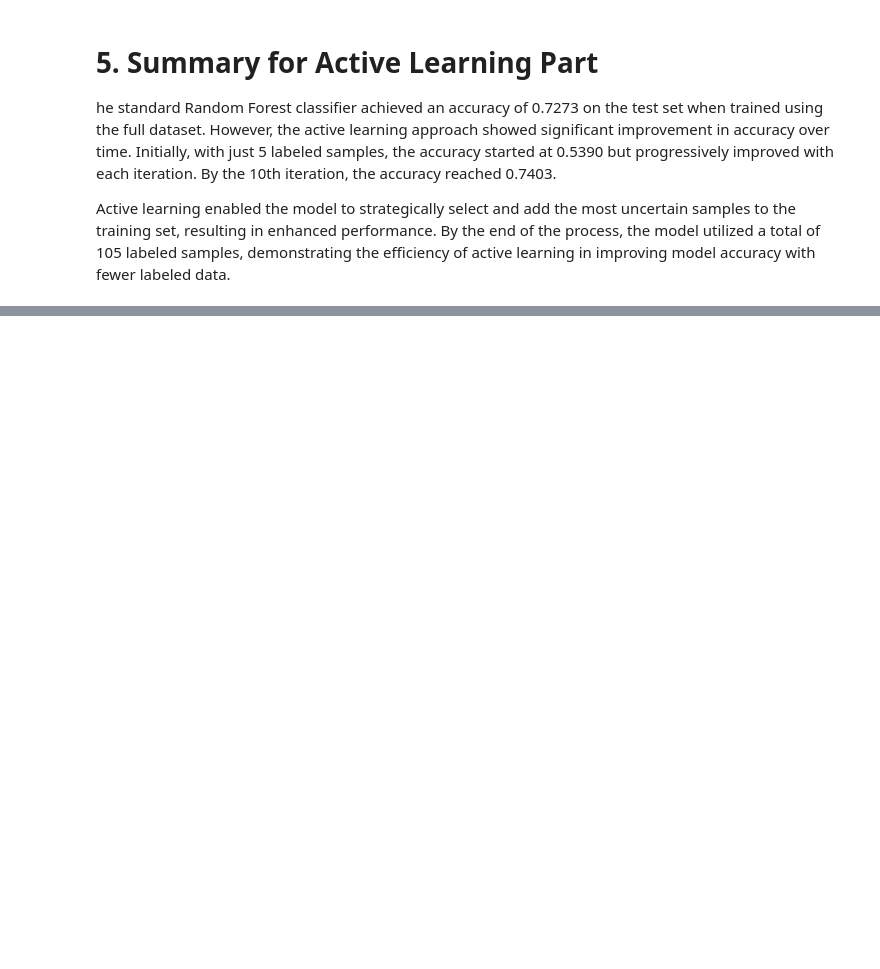
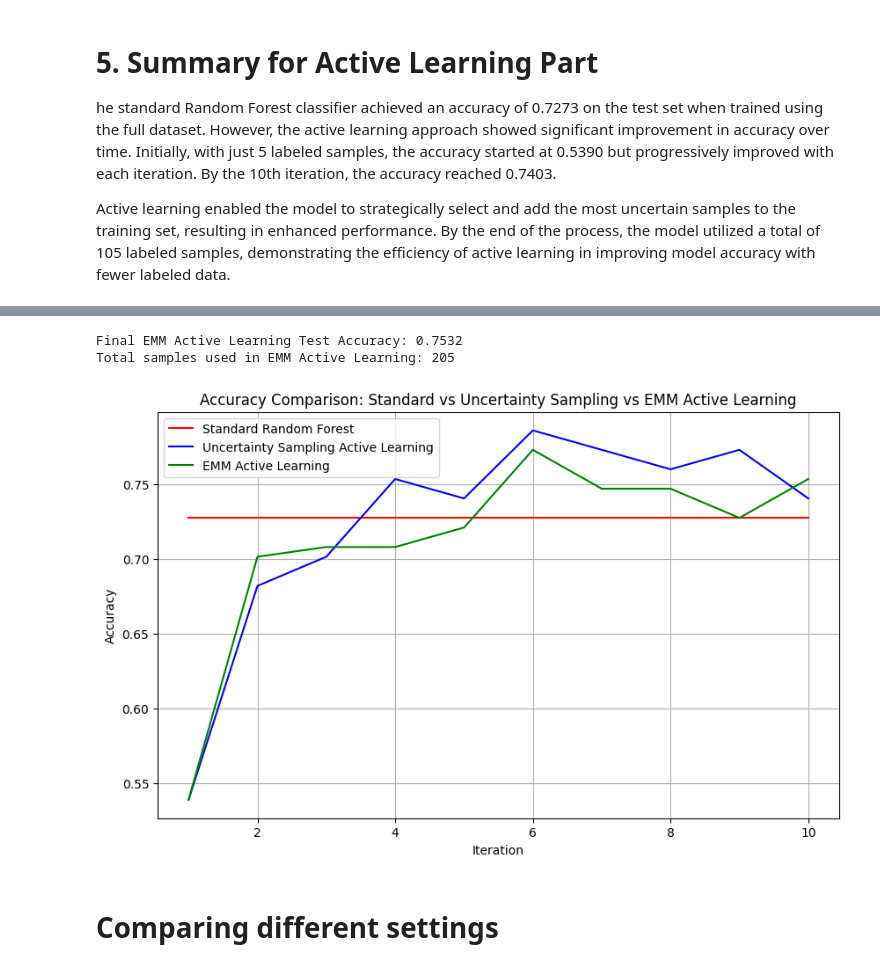
Before and after one commit to luca-mainardi/EMMAL, a Jupyter notebook: active_learning.ipynb, the cells around one changed output, grey strips where cells are left out. Saved outputs shown, nothing was run; the diff lists cells and outputs as text; code cells hidden in the pictures; blank space fills up the shorter version.

Commit message:
intergrated emm wiht active learning

```diff
--- a/active_learning.ipynb
+++ b/active_learning.ipynb
@@ -188,0 +537,3 @@ Active learning enabled the model to strategically select and add the most uncer
+# %%
+data = load_dataset()
+data.head()
@@ -188,0 +570,13 @@ Active learning enabled the model to strategically select and add the most uncer
+# %%
+
+best_subgroups = beam_search(data, settings)
+
+# Print the best subgroups
+total_size = 0
+for idx, sg in enumerate(best_subgroups, 1):
+    print(f"Subgroup {idx}: {sg.description}")
+    print(f"  Score ({settings['quality_measure']}): {sg.score}")
+    print(f"  Size: {sg.size}")
+    total_size += sg.size
+    print()
+print(total_size)
@@ -188,0 +776,45 @@ Active learning enabled the model to strategically select and add the most uncer
+# %%
+# Final validation on the test set
+final_accuracy_emm = accuracy_score(y_test, rf_emm.predict(X_test))
+print(f"Final EMM Active Learning Test Accuracy: {final_accuracy_emm:.4f}")
+
+# Display the total number of samples used in EMM Active Learning
+print(f"Total samples used in EMM Active Learning: {total_samples_used_emm}")
+# %% [output]
+Final EMM Active Learning Test Accuracy: 0.7532
+Total samples used in EMM Active Learning: 205
+# %%
+# Number of iterations for plotting
+iterations = range(1, len(emm_learning_accuracies) + 1)
+
+# Create a list of standard Random Forest accuracy to match the length of iterations
+standard_accuracy_line = [accuracy_standard] * len(iterations)
+
+# Ensure active_learning_accuracies has the same length for fair comparison
+active_learning_accuracies_trimmed = active_learning_accuracies[:len(iterations)]
+
+# Plotting the results
+plt.figure(figsize=(10, 6))
+
+# Plot the standard Random Forest accuracy
+plt.plot(iterations, standard_accuracy_line, 'r', label="Standard Random Forest")
+
+# Plot the accuracy of Uncertainty Sampling Active Learning
+plt.plot(iterations, active_learning_accuracies_trimmed, 'b', label="Uncertainty Sampling Active Learning")
+
+# Plot the accuracy of EMM Active Learning
+plt.plot(iterations, emm_learning_accuracies, 'g', label="EMM Active Learning")
+
+# Add labels and title to the plot
+plt.xlabel("Iteration")
+plt.ylabel("Accuracy")
+plt.title("Accuracy Comparison: Standard vs Uncertainty Sampling vs EMM Active Learning")
+plt.legend()
+plt.grid(True)
+
+# Display the plot
+plt.show()
+# %% [output]
+[figure, added]
+# %% [markdown]
+# Comparing different settings
```
Also changed, not shown: parts of 23 cells of this notebook.
